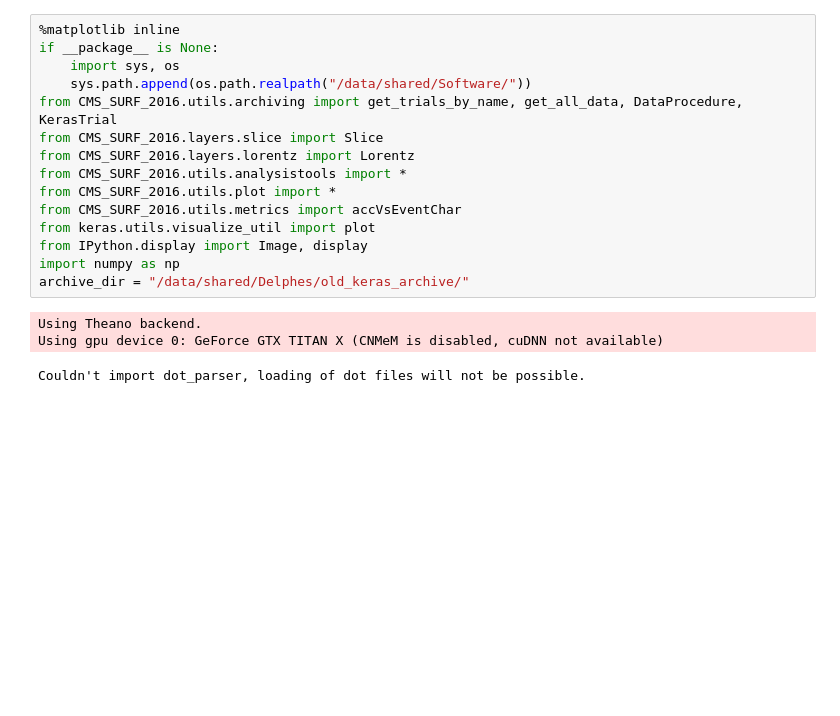
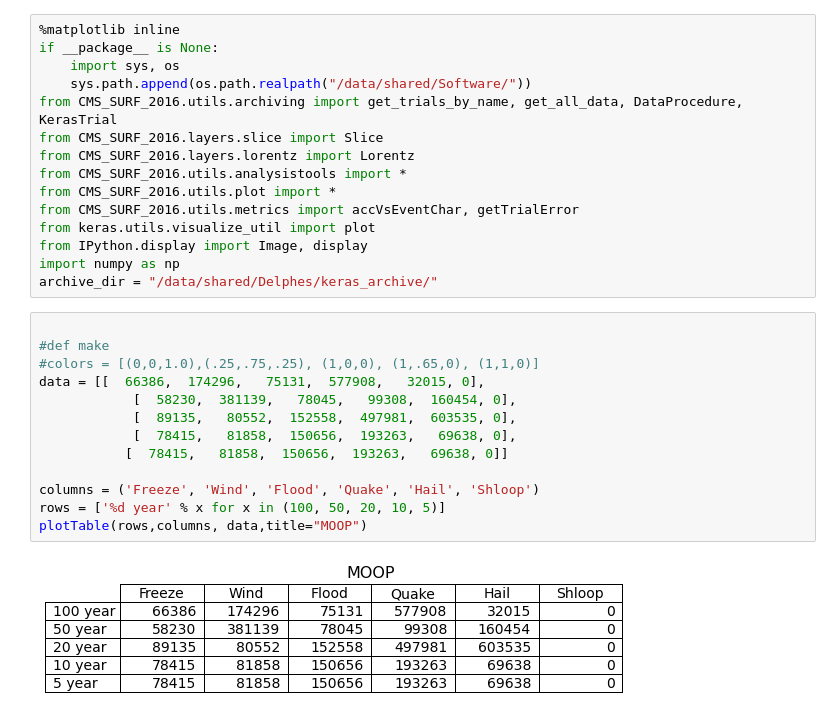
Before and after one commit to DannyWeitekamp/CMS_Deep_Learning, a Jupyter notebook: delphi_analysis/Acc_vs_event_char.ipynb, the cells around one changed output. Drawn from its saved outputs; the diff is of its cells as text; blank space fills up the shorter version.

```diff
--- a/delphi_analysis/Acc_vs_event_char.ipynb
+++ b/delphi_analysis/Acc_vs_event_char.ipynb
@@ -8,15 +8,26 @@ from CMS_SURF_2016.layers.slice import Slice
 from CMS_SURF_2016.layers.lorentz import Lorentz
 from CMS_SURF_2016.utils.analysistools import *
 from CMS_SURF_2016.utils.plot import *
-from CMS_SURF_2016.utils.metrics import accVsEventChar
+from CMS_SURF_2016.utils.metrics import accVsEventChar, getTrialError
 from keras.utils.visualize_util import plot
 from IPython.display import Image, display
 import numpy as np
-archive_dir = "/data/shared/Delphes/old_keras_archive/"
+archive_dir = "/data/shared/Delphes/keras_archive/"
-# %% [output]
-Using Theano backend.
-Using gpu device 0: GeForce GTX TITAN X (CNMeM is disabled, cuDNN not available)
-Couldn't import dot_parser, loading of dot files will not be possible.
+# %%
+
+#def make
+#colors = [(0,0,1.0),(.25,.75,.25), (1,0,0), (1,.65,0), (1,1,0)]
+data = [[  66386,  174296,   75131,  577908,   32015, 0],
+            [  58230,  381139,   78045,   99308,  160454, 0],
+            [  89135,   80552,  152558,  497981,  603535, 0],
+            [  78415,   81858,  150656,  193263,   69638, 0],
+           [  78415,   81858,  150656,  193263,   69638, 0]]
+
+columns = ('Freeze', 'Wind', 'Flood', 'Quake', 'Hail', 'Shloop')
+rows = ['%d year' % x for x in (100, 50, 20, 10, 5)]
+plotTable(rows,columns, data,title="MOOP")
+# %% [output]
+[figure, added]
 # %%
 def sortOnMetric(trials,sortMetric='test_acc'):
     def getKey(trial):
```
Also changed, not shown: parts of 11 cells of this notebook, 7 other files.
